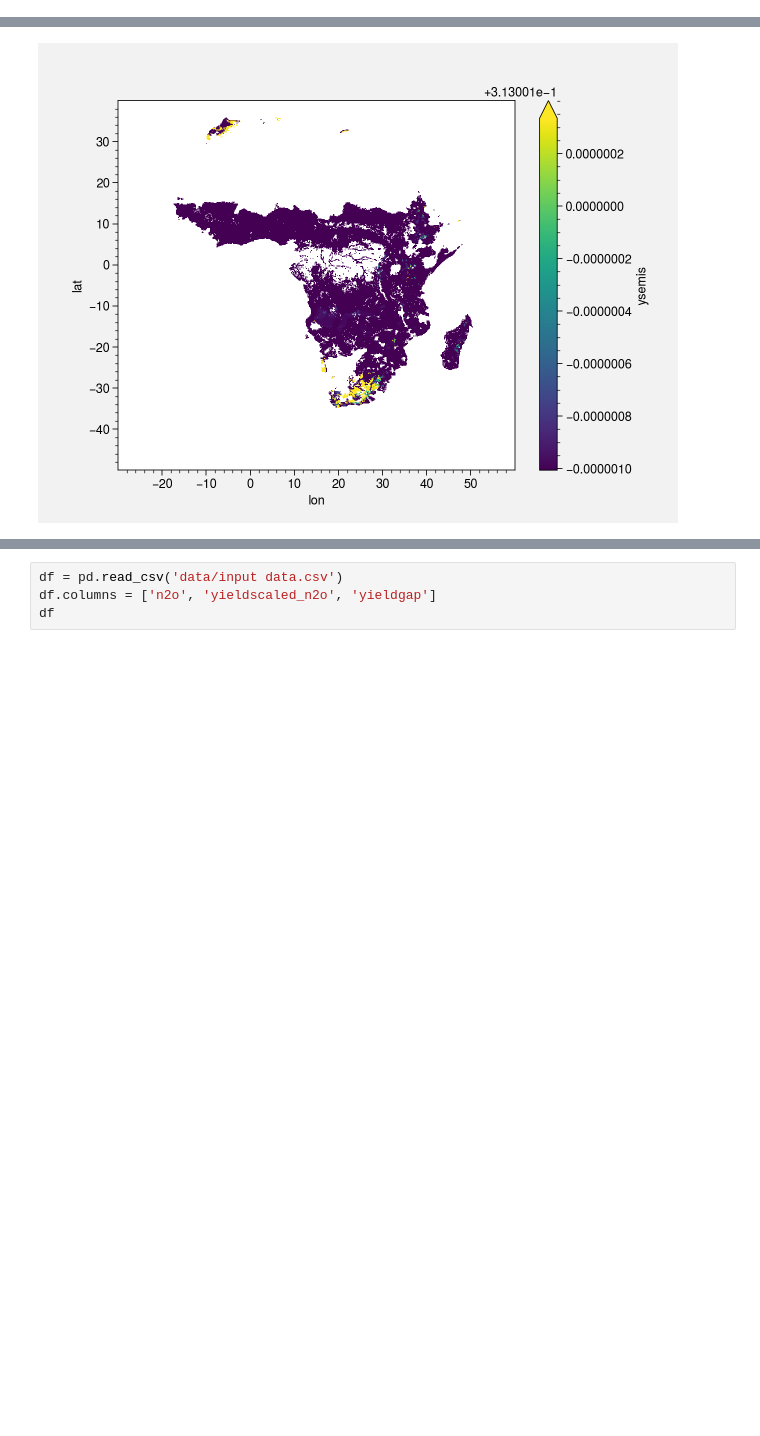
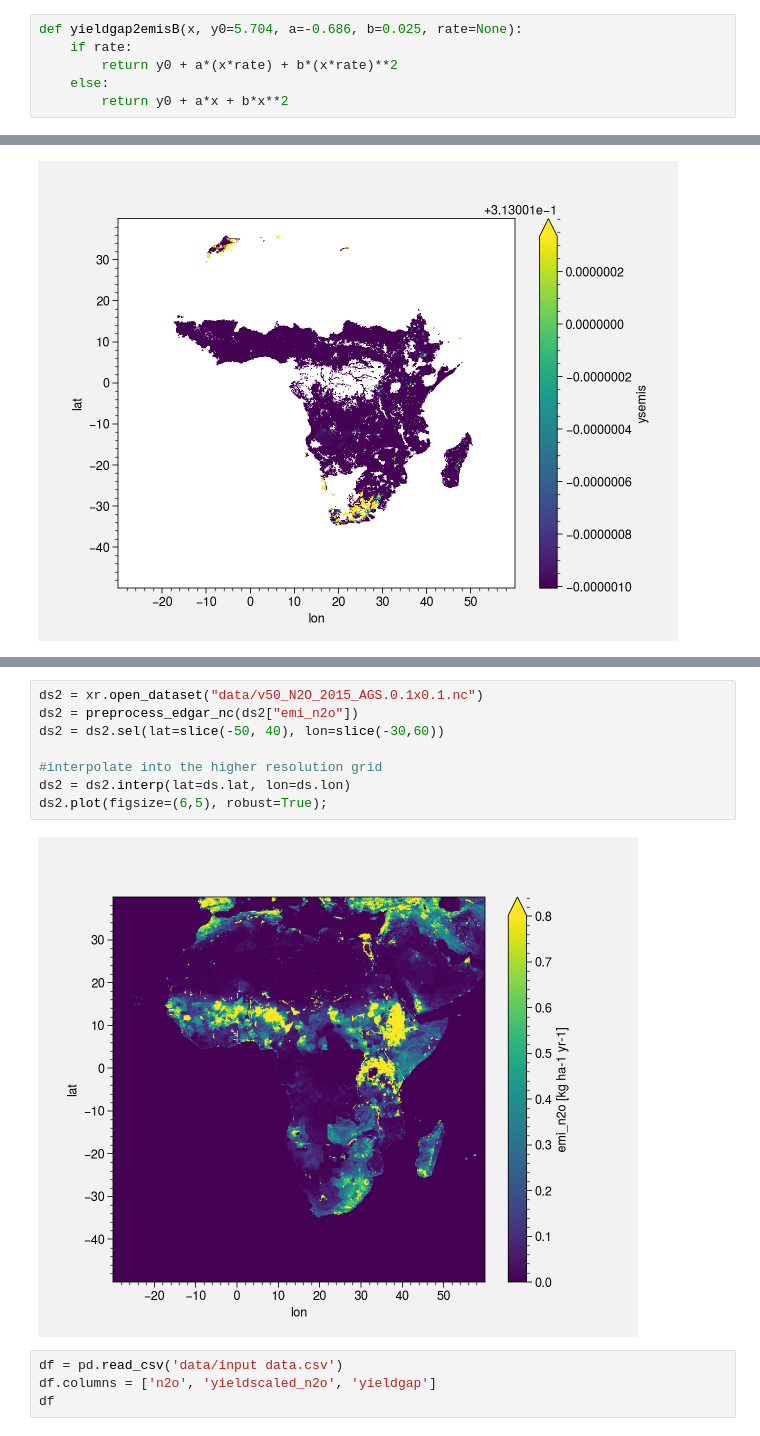
Before and after one commit to cwerner/yieldgap-analysis-africa, a Jupyter notebook: plotting.ipynb, the cells around one changed output, grey strips where cells are left out. Saved outputs shown, nothing was run; the diff lists cells and outputs as text; blank space fills up the shorter version.

```diff
--- a/plotting.ipynb
+++ b/plotting.ipynb
@@ -42,6 +42,12 @@ def yieldgap2emis(x, y0=5.704, a=-0.686, b=0.025, rate=None):
         return y0 - (y0*rate + a*x + b*x**2)
     else:
         return y0 - (y0 + a*x + b*x**2)
+# %%
+def yieldgap2emisB(x, y0=5.704, a=-0.686, b=0.025, rate=None):
+    if rate:
+        return y0 + a*(x*rate) + b*(x*rate)**2
+    else:
+        return y0 + a*x + b*x**2
 # %%
 def yieldscaledemis(x, y0=0.313, a=2.797e-12, b=4.718):
     return y0+a*b**x
@@ -59,3 +80,13 @@ ds.ysemis.plot(robust=True)
+# %%
+ds2 = xr.open_dataset("data/v50_N2O_2015_AGS.0.1x0.1.nc")
+ds2 = preprocess_edgar_nc(ds2["emi_n2o"])
+ds2 = ds2.sel(lat=slice(-50, 40), lon=slice(-30,60))
+
+#interpolate into the higher resolution grid
+ds2 = ds2.interp(lat=ds.lat, lon=ds.lon)
+ds2.plot(figsize=(6,5), robust=True);
+# %% [output]
+[figure, added]
 # %%
 df = pd.read_csv('data/input data.csv')
 df.columns = ['n2o', 'yieldscaled_n2o', 'yieldgap']
```
Also changed, not shown: parts of 4 cells of this notebook, 1 other file.
